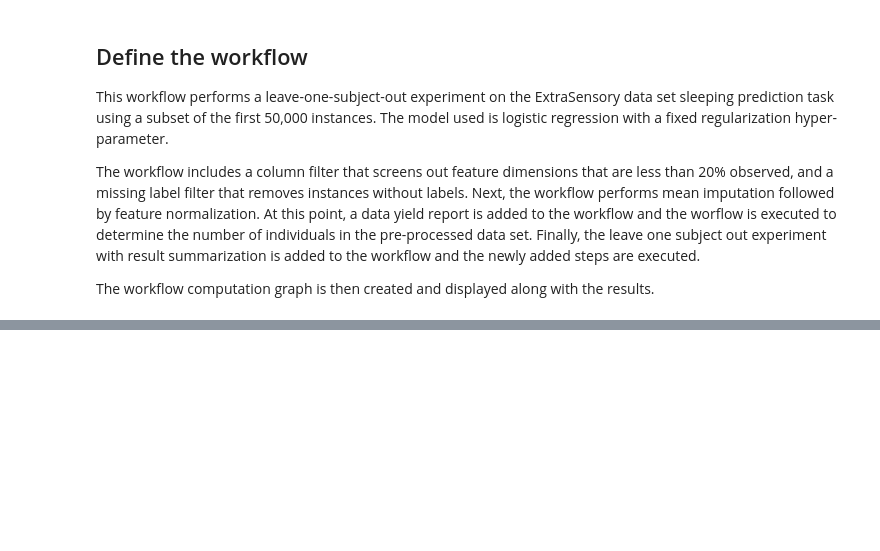
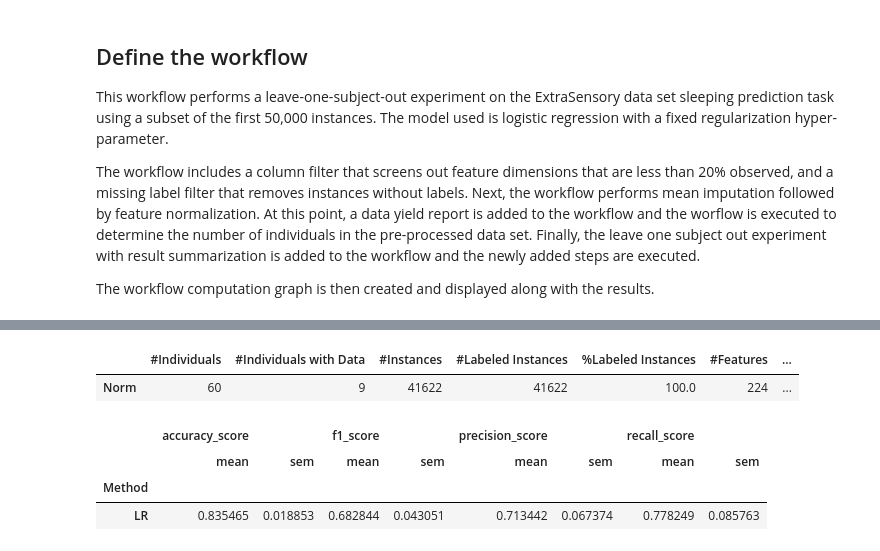
Before and after one commit to mlds-lab/mFlow, a Jupyter notebook: Examples/ExtraSensory-BasicLOSO.ipynb, the cells around one changed output, grey strips where cells are left out. Cells and saved outputs as stored; diff of their text form; code cells hidden in the pictures; blank space fills up the shorter version.

```diff
--- a/Examples/ExtraSensory-BasicLOSO.ipynb
+++ b/Examples/ExtraSensory-BasicLOSO.ipynb
@@ -100,0 +72,12 @@ Running step Results CV Summarize
+# %%
+output["yield"]["report"]
+# %% [output]
+|  | #Individuals | #Individuals with Data | #Instances | #Labeled Instances | %Labeled Instances | #Features | ... |
+| Norm | 60 | 9 | 41622 | 41622 | 100.0 | 224 | ... |
+# %%
+output["results"]["report"]
+# %% [output]
+|  | accuracy_score |  | f1_score |  | precision_score |  | recall_score |  |
+|  | mean | sem | mean | sem | mean | sem | mean | sem |
+| Method |  |  |  |  |  |  |  |  |
+| LR | 0.835465 | 0.018853 | 0.682844 | 0.043051 | 0.713442 | 0.067374 | 0.778249 | 0.085763 |
```
Also changed, not shown: parts of 4 cells of this notebook, 15 other files.
